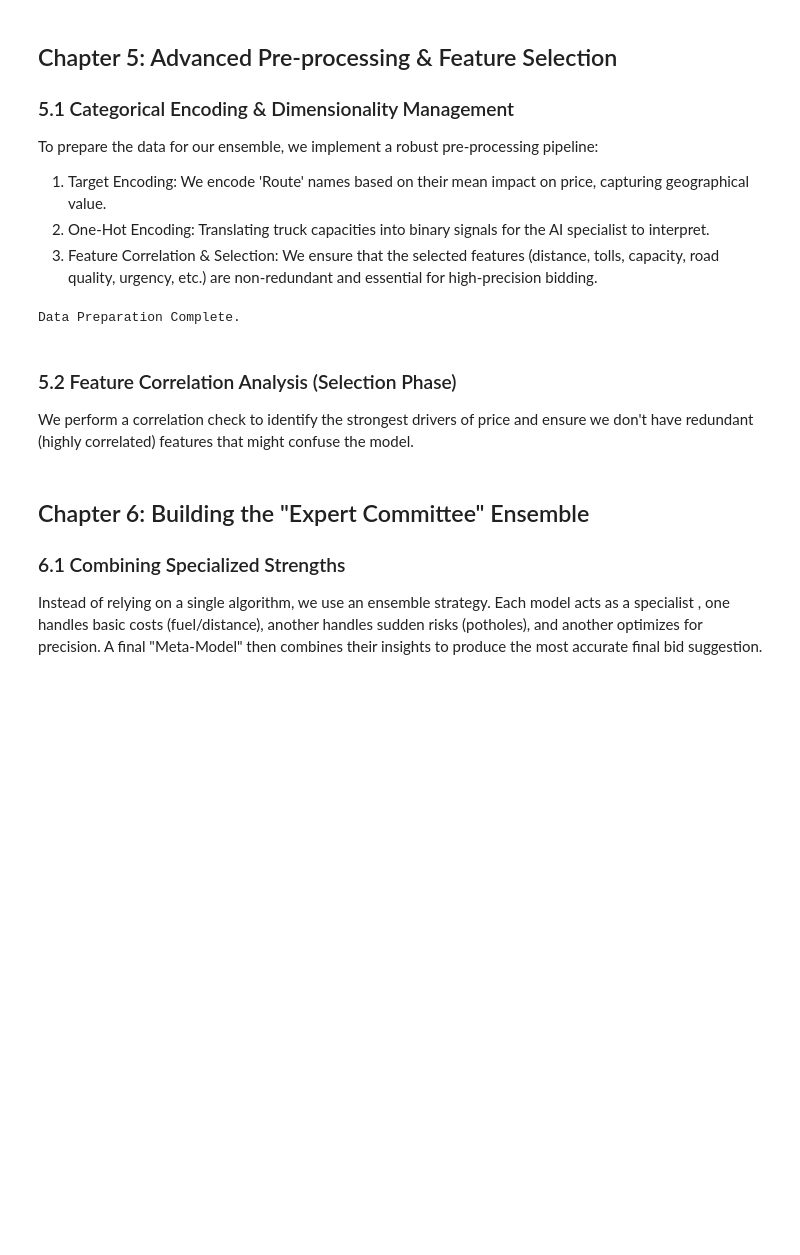
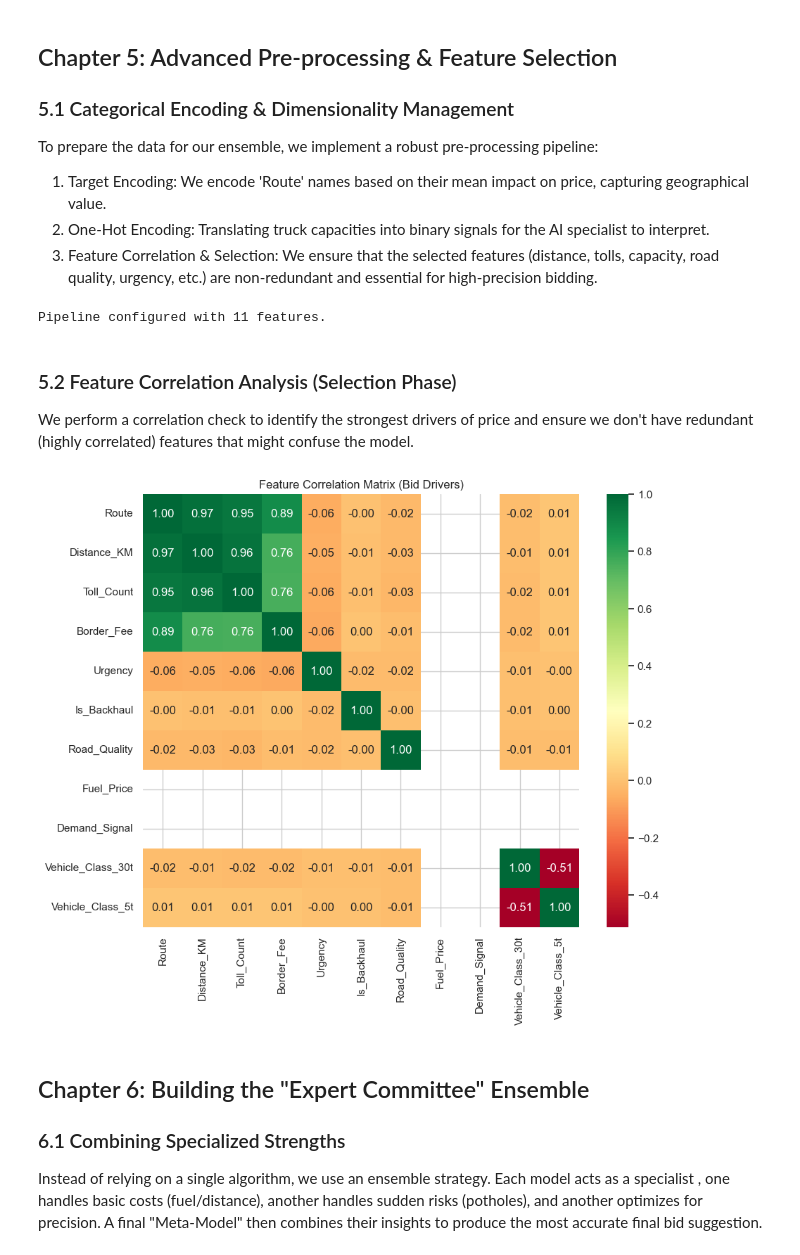
Before and after one commit to Princess-B-Kwaniya/Takura-Bid, a Jupyter notebook: ml/TakuraBid_ML-engine.ipynb, the cells around one changed output. Cells and saved outputs as stored; diff of their text form; code cells hidden in the pictures; blank space fills up the shorter version.

Commit message:
feat(ml): professionalized pricing engine and production-ready fastapi server

```diff
--- a/ml/TakuraBid_ML-engine.ipynb
+++ b/ml/TakuraBid_ML-engine.ipynb
@@ -145,37 +149,33 @@ To prepare the data for our ensemble, we implement a robust pre-processing pipel
 2. One-Hot Encoding: Translating truck capacities into binary signals for the AI specialist to interpret.
 3. Feature Correlation & Selection: We ensure that the selected features (distance, tolls, capacity, road quality, urgency, etc.) are non-redundant and essential for high-precision bidding.
 # %%
-X = df.drop("Price_USD", axis=1)
-y = df["Price_USD"]
+# Core pre-processing pipeline
+X = df.drop("Target_Price", axis=1)
+y = df["Target_Price"]
 
-# 1. Feature Engineering: Encoding Categorical Data
 te = TargetEncoder(cols=['Route'])
-X = te.fit_transform(X, y)
-X = pd.get_dummies(X, columns=['Vehicle_Capacity'], drop_first=True)
+X_encoded = te.fit_transform(X, y)
+X_final = pd.get_dummies(X_encoded, columns=['Vehicle_Class'], drop_first=True)
 
-# 2. Feature Selection / Dimensionality Check
-print(f"Feature matrix dimensions: {X.shape}")
-print(f"Engineered Features: {X.columns.tolist()}")
+X_train, X_test, y_train, y_test = train_test_split(X_final, y, test_size=0.2, random_state=42)
 
-# 3. Data Splitting
-X_train, X_test, y_train, y_test = train_test_split(X, y, test_size=0.2, random_state=42)
-
-# 4. Feature Scaling (Essential for Linear Specialists)
 scaler = StandardScaler()
 X_train_scaled = scaler.fit_transform(X_train)
 X_test_scaled = scaler.transform(X_test)
 
-print(f"Pre-processing Pipeline Complete. Scaling applied.")
+print(f"Pipeline configured with {X_final.shape[1]} features.")
 # %% [output]
-Data Preparation Complete.
+Pipeline configured with 11 features.
 # %% [markdown]
 ### 5.2 Feature Correlation Analysis (Selection Phase)
 We perform a correlation check to identify the strongest drivers of price and ensure we don't have redundant (highly correlated) features that might confuse the model.
 # %%
 plt.figure(figsize=(10, 8))
-sns.heatmap(X.corr(), annot=True, cmap='RdYlGn', fmt='.2f')
+sns.heatmap(X_final.corr(), annot=True, cmap='RdYlGn', fmt='.2f')
 plt.title("Feature Correlation Matrix (Bid Drivers)")
 plt.show()
+# %% [output]
+[figure, added]
 # %% [markdown]
 ## Chapter 6: Building the "Expert Committee" Ensemble
 
```
Also changed, not shown: parts of 20 cells of this notebook, 3 other files.
